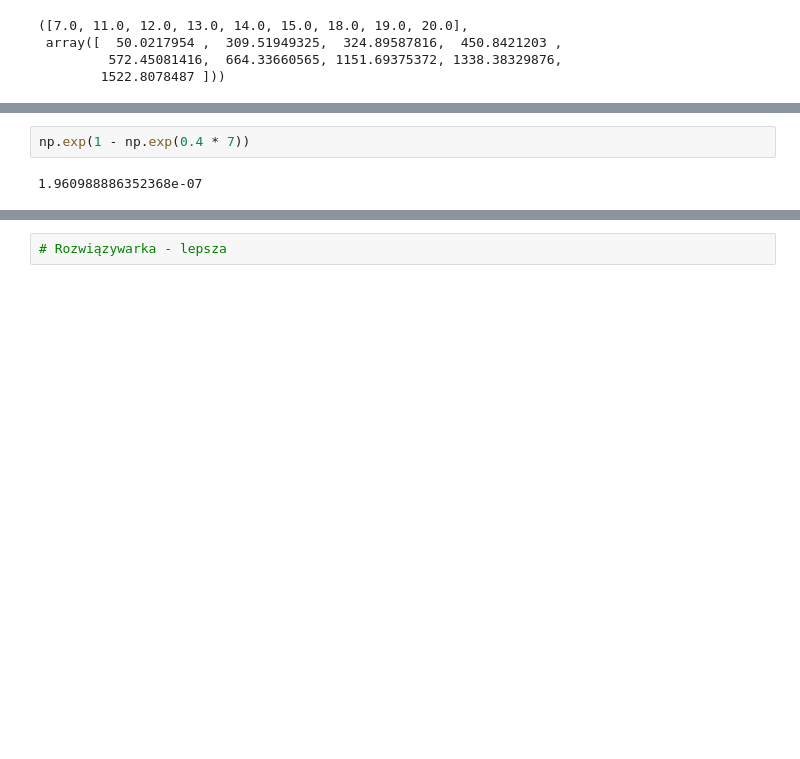
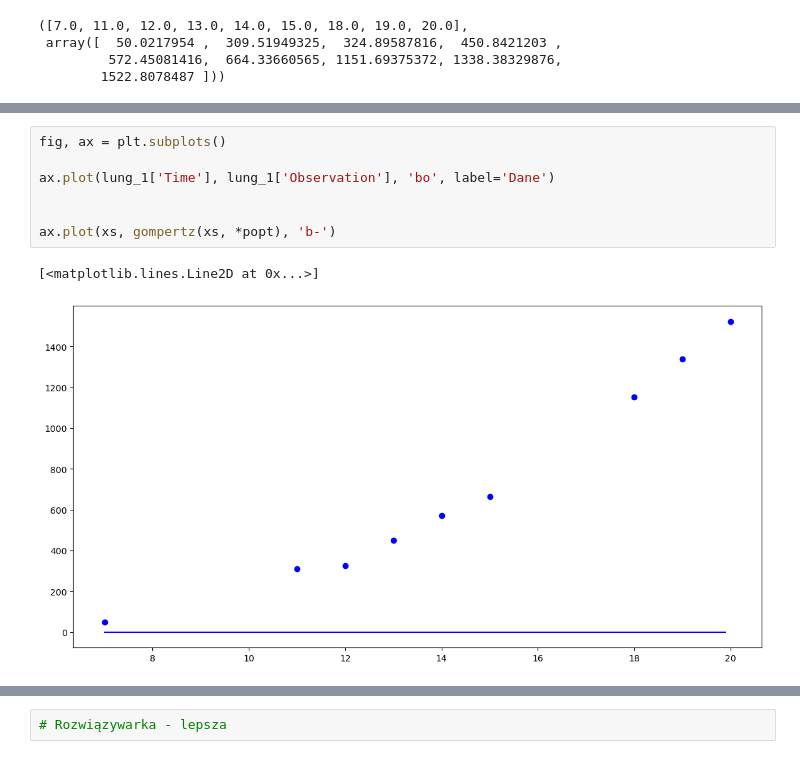
Before and after one commit to Tomexr1/Rownania_rozniczkowe, a Jupyter notebook: Prezentacja.ipynb, the cells around one changed output, grey strips where cells are left out. Drawn from its saved outputs; the diff is of its cells as text; blank space fills up the shorter version.

```diff
--- a/Prezentacja.ipynb
+++ b/Prezentacja.ipynb
@@ -460,7 +509,13 @@ print(lung_1.Time.iloc[0], gompertz2(7, *pcov), pcov)
 # %%
-np.exp(1 - np.exp(0.4 * 7))
+fig, ax = plt.subplots()
+
+ax.plot(lung_1['Time'], lung_1['Observation'], 'bo', label='Dane')
+
+
+ax.plot(xs, gompertz(xs, *popt), 'b-')
 # %% [output]
-1.960988886352368e-07
+[<matplotlib.lines.Line2D at 0x...>]
+[figure, added]
 # %%
 lung_2 = lung_vol_data[lung_vol_data['ID'] == 1]
 
```
Also changed, not shown: parts of 28 cells of this notebook.
